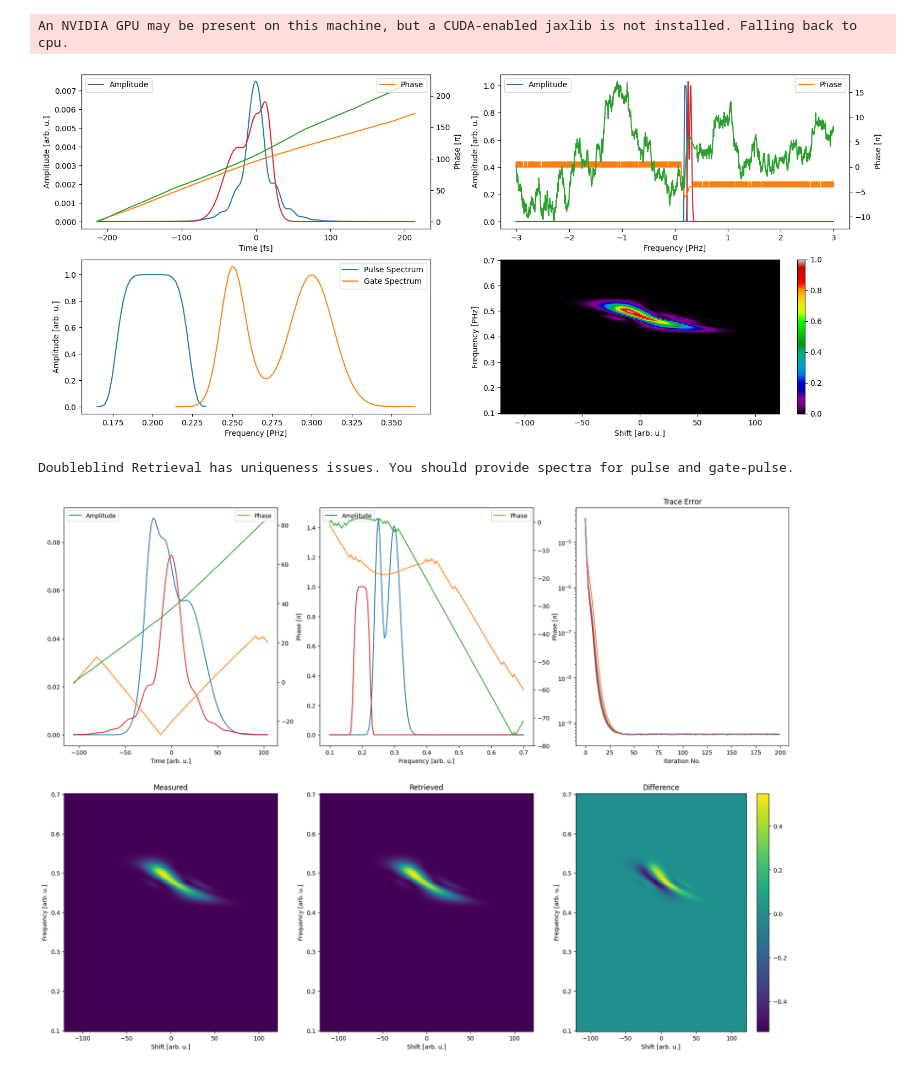
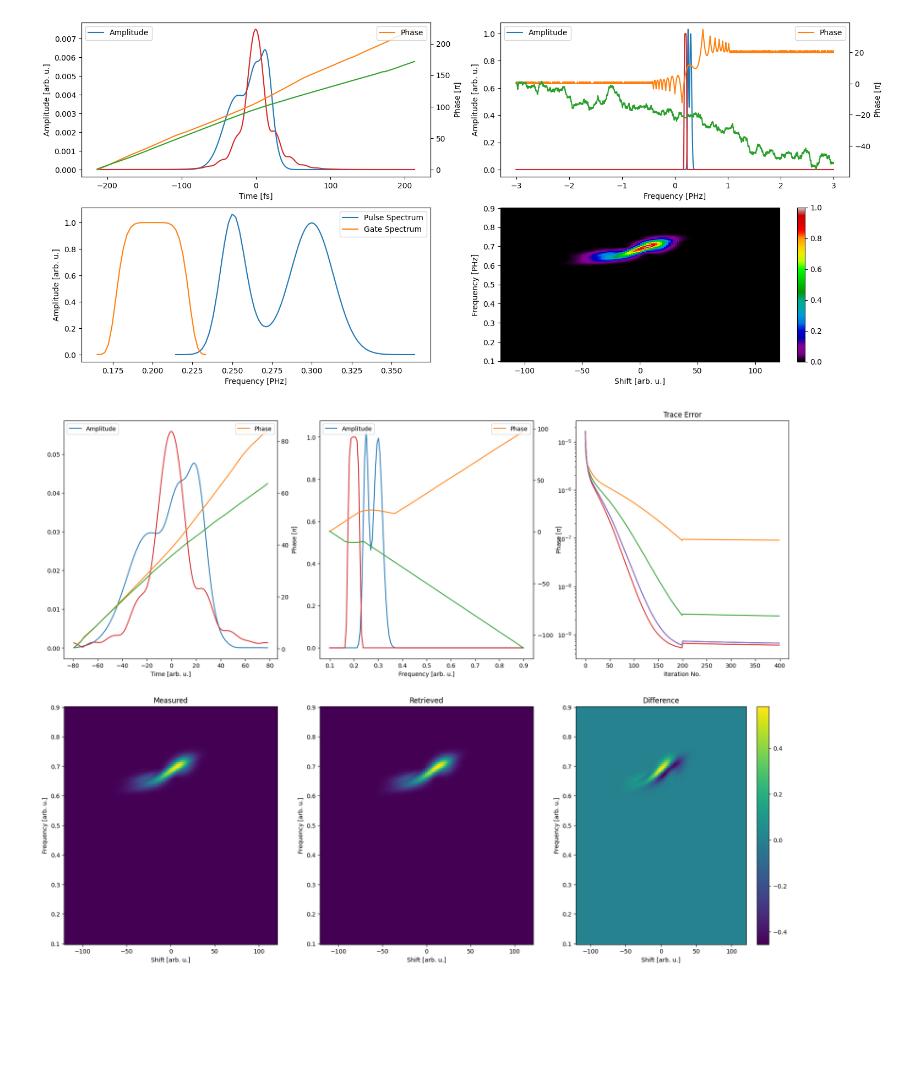
Before and after one commit to matillda123/Pulse-Retrieval-with-JAX, a Jupyter notebook: _usage_example.ipynb, the cells around one changed output. Drawn from its saved outputs; the diff is of its cells as text; code cells hidden in the pictures; blank space fills up the shorter version.

```diff
--- a/_usage_example.ipynb
+++ b/_usage_example.ipynb
@@ -1,30 +1,29 @@
 # %%
 from pulsedjax.simulate_trace import MakeTrace
 from pulsedjax.simulate_trace import GaussianAmplitude, PolynomialPhase
 import jax.numpy as jnp
 import matplotlib.pyplot as plt
 import refractiveindex
 
 amp0 = GaussianAmplitude((1,0), (0.2,0.35), (0.05,0.025), (3,1))
 phase0 = PolynomialPhase(None, (0,0,50,-50))
 
 amp1 = GaussianAmplitude((1,1), (0.25,0.3), (0.025,0.045), (1,1))
 phase1 = PolynomialPhase(None, (0,0,-50,50))
 
 
 mp = MakeTrace(N=128*20, f_max=3)
-time, frequency, pulse_t, pulse_f = mp.generate_pulse((amp0,phase0))
+time, frequency, pulse_t, pulse_f = mp.generate_pulse((amp1,phase1))
 
-_, frequency_gate, _, pulse_f_gate = mp.generate_pulse((amp1,phase1))
+_, frequency_gate, _, pulse_f_gate = mp.generate_pulse((amp0,phase0))
 
 
 # something is wrong with sd generation
 
 delay = jnp.linspace(-120,120,128)
-delay, frequency_trace, trace, spectra = mp.generate_frog(time, frequency, pulse_t, pulse_f, "shg", delay, real_fields=False,
+delay, frequency_trace, trace, spectra = mp.generate_frog(time, frequency, pulse_t, pulse_f, "thg", delay, real_fields=False,
                                                           cross_correlation=True,
                                                           gate=(frequency_gate, pulse_f_gate),
-                                                          N=128, frequency_range=(0.1,0.7), interpolate_fft_conform=False)
+                                                          N=128, frequency_range=(0.1,0.9), interpolate_fft_conform=False)
 # %% [output]
-An NVIDIA GPU may be present on this machine, but a CUDA-enabled jaxlib is not installed. Falling back to cpu.
-[figure, old version]
+[figure, new version]
@@ -31,30 +37,19 @@ An NVIDIA GPU may be present on this machine, but a CUDA-enabled jaxlib is not i
 # %%
 from pulsedjax.frog import PtychographicIterativeEngine
 
-gp = PtychographicIterativeEngine(delay, frequency_trace, trace, "shg", cross_correlation="doubleblind", seed=0)
+gp = PtychographicIterativeEngine(delay, frequency_trace, trace, "thg", cross_correlation="doubleblind", seed=0)
 
-# -> there is an issue with gate retrieval in pie
-
-# applying gate and pulse spectrum swapped leads to perfect doubleblind retrieval?? in shg
-# in thg not swapping is better
-# pg isnt converging 100% either way
-#gp.use_measured_spectrum(spectra.pulse[0], spectra.pulse[1], "pulse")
-# gp.use_measured_spectrum(spectra.gate[0], spectra.gate[1], "gate")
-gp.use_measured_spectrum(spectra.pulse[0], spectra.pulse[1], "gate")
-# gp.use_measured_spectrum(spectra.gate[0], spectra.gate[1], "pulse")
+gp.use_measured_spectrum(spectra.pulse[0], spectra.pulse[1], "pulse")
+gp.use_measured_spectrum(spectra.gate[0], spectra.gate[1], "gate")
 
 population = gp.create_initial_population(5, "constant")
 
 gp.local_gamma = 1e-1
 gp.global_gamma = 1e-3
 
-#gp.global_adaptive_scaling = False
-#gp.global_adaptive_scaling_factor = 0
-
 gp.pie_method = "ePIE"
 
-final_result = gp.run(population, 200, 0)
+final_result = gp.run(population, 200, 200)
 gp.plot_results(final_result)
 # %% [output]
-Doubleblind Retrieval has uniqueness issues. You should provide spectra for pulse and gate-pulse.
-[figure, old version]
+[figure, new version]
```
Also changed, not shown: parts of 9 cells of this notebook, 10 other files.
